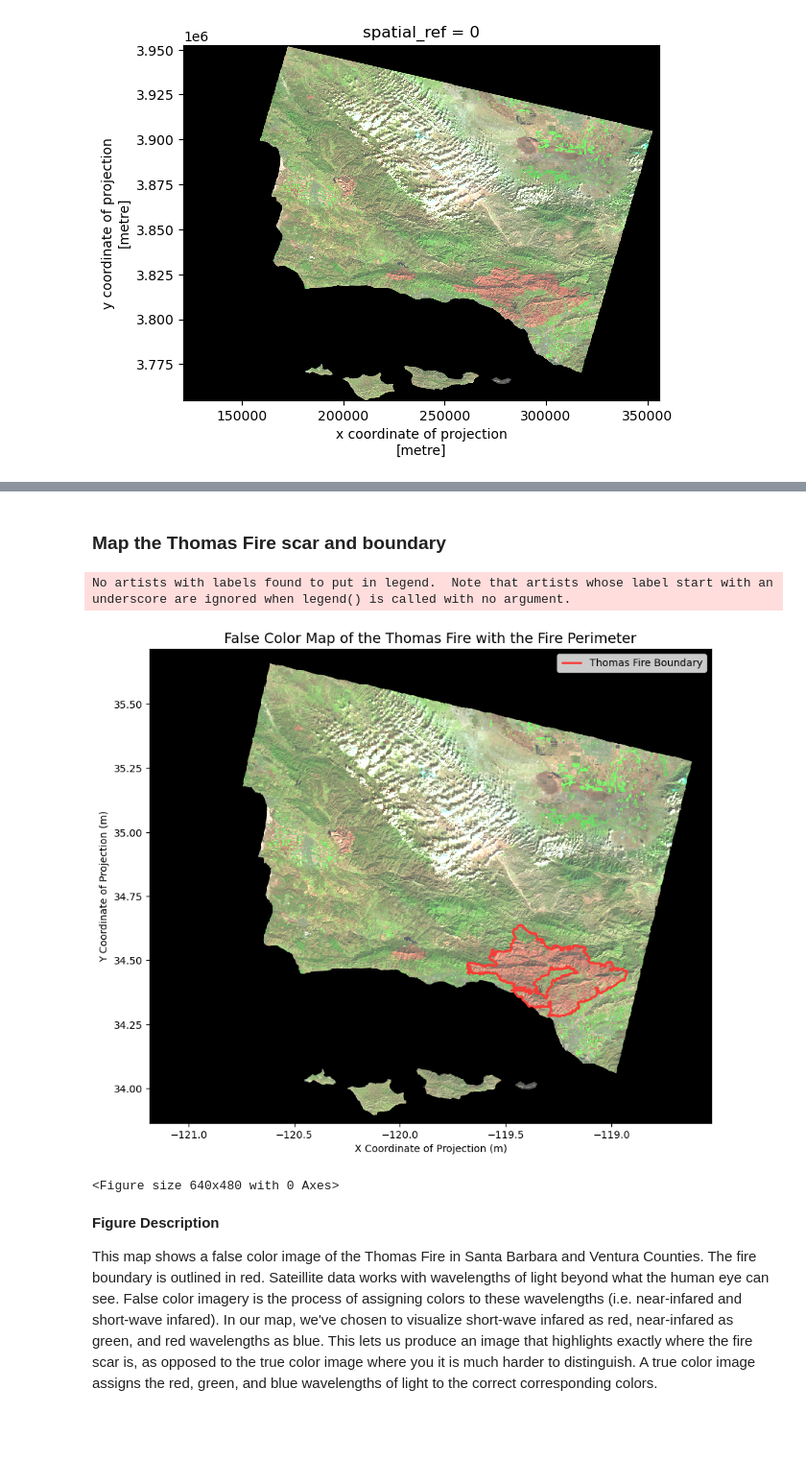
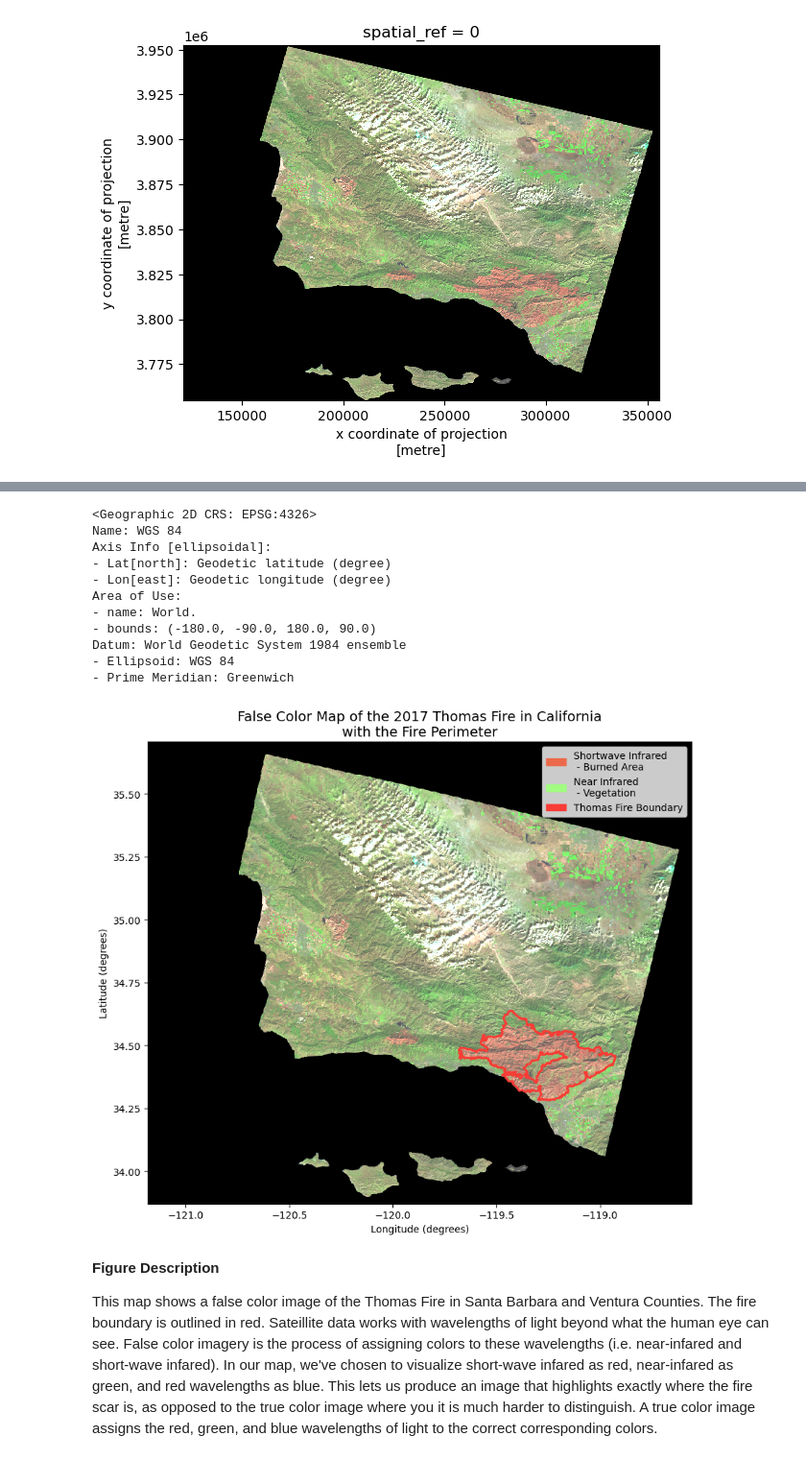
Before and after one commit to haylee360/eds220-hwk4, a Jupyter notebook: hwk4-task2-false-color-oyler.ipynb, the cells around one changed output, grey strips where cells are left out. Shown at 96% size. Saved outputs shown, nothing was run; the diff lists cells and outputs as text; code cells hidden in the pictures; blank space fills up the shorter version.

```diff
--- a/hwk4-task2-false-color-oyler.ipynb
+++ b/hwk4-task2-false-color-oyler.ipynb
@@ -146,33 +152,48 @@ NameError: name 'thomas_boundary' is not defined
-# %% [markdown]
-### Map the Thomas Fire scar and boundary
+# %%
+thomas_boundary.crs
+# %% [output]
+<Geographic 2D CRS: EPSG:4326>
+Name: WGS 84
+Axis Info [ellipsoidal]:
+- Lat[north]: Geodetic latitude (degree)
+- Lon[east]: Geodetic longitude (degree)
+Area of Use:
+- name: World.
+- bounds: (-180.0, -90.0, 180.0, 90.0)
+Datum: World Geodetic System 1984 ensemble
+- Ellipsoid: WGS 84
+- Prime Meridian: Greenwich
 # %%
 # Initialize figure
 fig, ax = plt.subplots(figsize=(10,10))
 
+# Plot the landsat data
 landsat[['swir22', 'nir08', 'red']].to_array().plot.imshow(ax = ax,
                                                         robust = True)
-ax.legend()
 
+# Plot the fire perimeter
 thomas_boundary.boundary.plot(ax=ax,
                             edgecolor='#f83c36',
                             linewidth=2,
                             label='Thomas Fire Boundary')
 
-ax.legend()
+# Create a legend for the false color bands and boundary
+legend_swir = mpatches.Patch(color = "#eb6a4b", label = 'Shortwave Infrared \n - Burned Area')
+legend_nir = mpatches.Patch(color = "#a1fc81", label = 'Near Infrared \n - Vegetation')
+legend_bound = mpatches.Patch(color = "#f83c36", label = 'Thomas Fire Boundary')
 
-# Remove axis for a cleaner map and set title
-ax.set_title('False Color Map of the Thomas Fire with the Fire Perimeter',
+# Plot legend
+ax.legend(handles = [legend_swir, legend_nir, legend_bound], loc = 'upper right', fontsize = 10)
+
+# Set title and axes labels
+ax.set_title('False Color Map of the 2017 Thomas Fire in California\nwith the Fire Perimeter',
             fontsize=14)
-ax.set_xlabel('X Coordinate of Projection (m)')
-ax.set_ylabel('Y Coordinate of Projection (m)')
-ax.set_facecolor("white")
-plt.figure(facecolor='yellow')
+ax.set_xlabel('Longitude (degrees)')
+ax.set_ylabel('Latitude (degrees)')
 
 plt.show()
 # %% [output]
-No artists with labels found to put in legend.  Note that artists whose label start with an underscore are ignored when legend() is called with no argument.
-[figure, old version]
+[figure, new version]
-<Figure size 640x480 with 0 Axes>
 # %% [markdown]
 **Figure Description**
 
```
Also changed, not shown: parts of 6 cells of this notebook.
